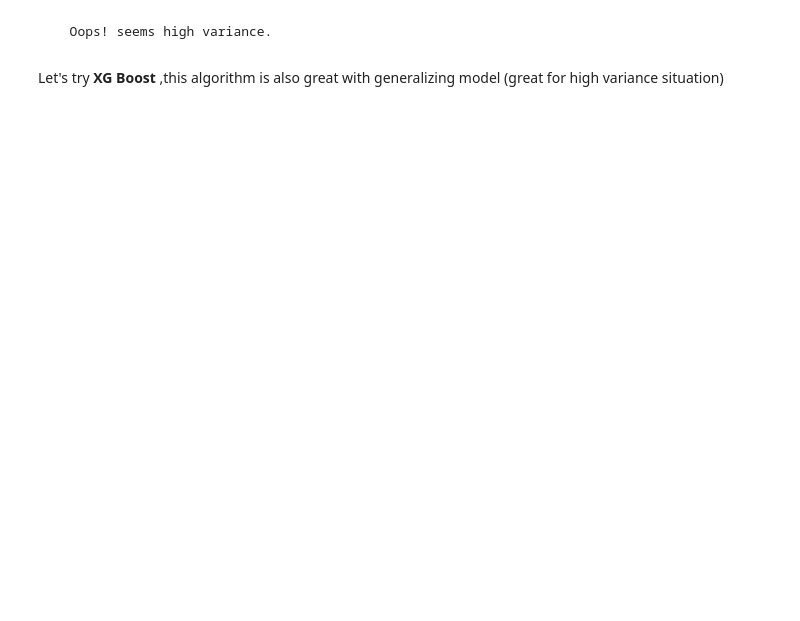
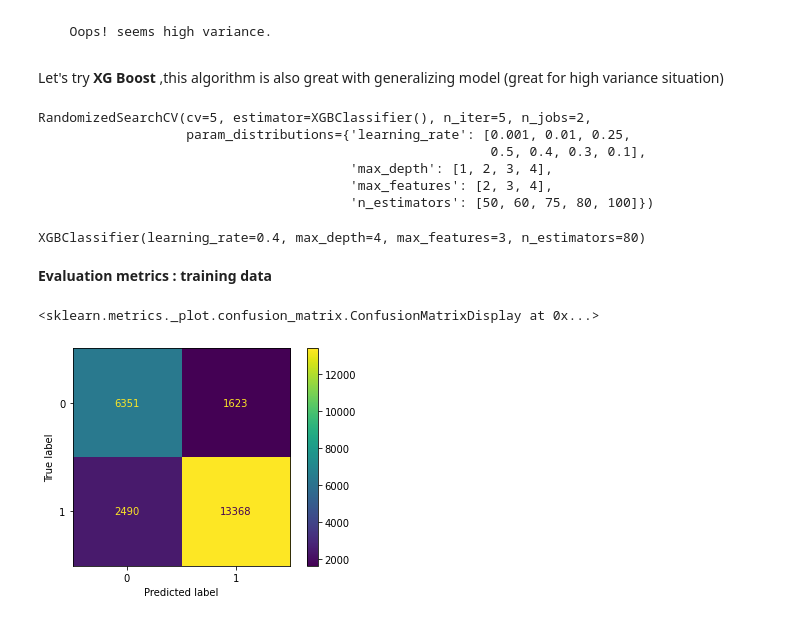
Before and after one commit to ajayn3300/Android-Authenticity-Prediction--Classification-, a Jupyter notebook: ANDRIOD_AUTHENTICITY_PREDICTION.ipynb, the cells around one changed output. Drawn from its saved outputs; the diff is of its cells as text; code cells hidden in the pictures; blank space fills up the shorter version.

```diff
--- a/ANDRIOD_AUTHENTICITY_PREDICTION.ipynb
+++ b/ANDRIOD_AUTHENTICITY_PREDICTION.ipynb
@@ -875,0 +882,31 @@ xgb=XGBClassifier()
+# %%
+# let's set and train
+rmXGB=RandomizedSearchCV(estimator=xgb,param_distributions=params,n_iter=5,cv=5,n_jobs=2)
+
+# it
+rmXGB.fit(x_train,y_train)
+# %% [output]
+RandomizedSearchCV(cv=5, estimator=XGBClassifier(), n_iter=5, n_jobs=2,
+                   param_distributions={'learning_rate': [0.001, 0.01, 0.25,
+                                                          0.5, 0.4, 0.3, 0.1],
+                                        'max_depth': [1, 2, 3, 4],
+                                        'max_features': [2, 3, 4],
+                                        'n_estimators': [50, 60, 75, 80, 100]})
+# %%
+best_XGB=rmXGB.best_estimator_
+# %%
+# now let's fit our data into model with best parameters
+best_XGB.fit(x_train,y_train)
+# %% [output]
+XGBClassifier(learning_rate=0.4, max_depth=4, max_features=3, n_estimators=80)
+# %% [markdown]
+**Evaluation metrics : training data**
+# %%
+# predict first
+train_preds=best_XGB.predict(x_train)
+# %%
+# Let's plot classification report
+ConfusionMatrixDisplay(confusion_matrix(y_train,train_preds),display_labels=best_XGB.classes_).plot()
+# %% [output]
+<sklearn.metrics._plot.confusion_matrix.ConfusionMatrixDisplay at 0x...>
+[figure, added]
```
Also changed, not shown: parts of 11 cells of this notebook.
